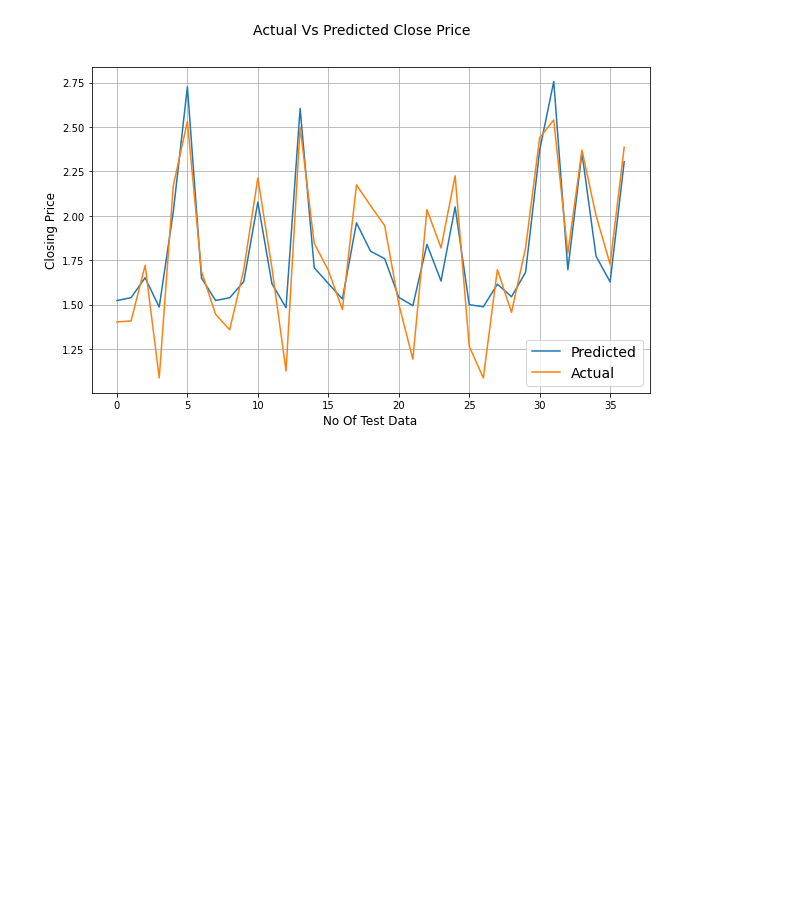
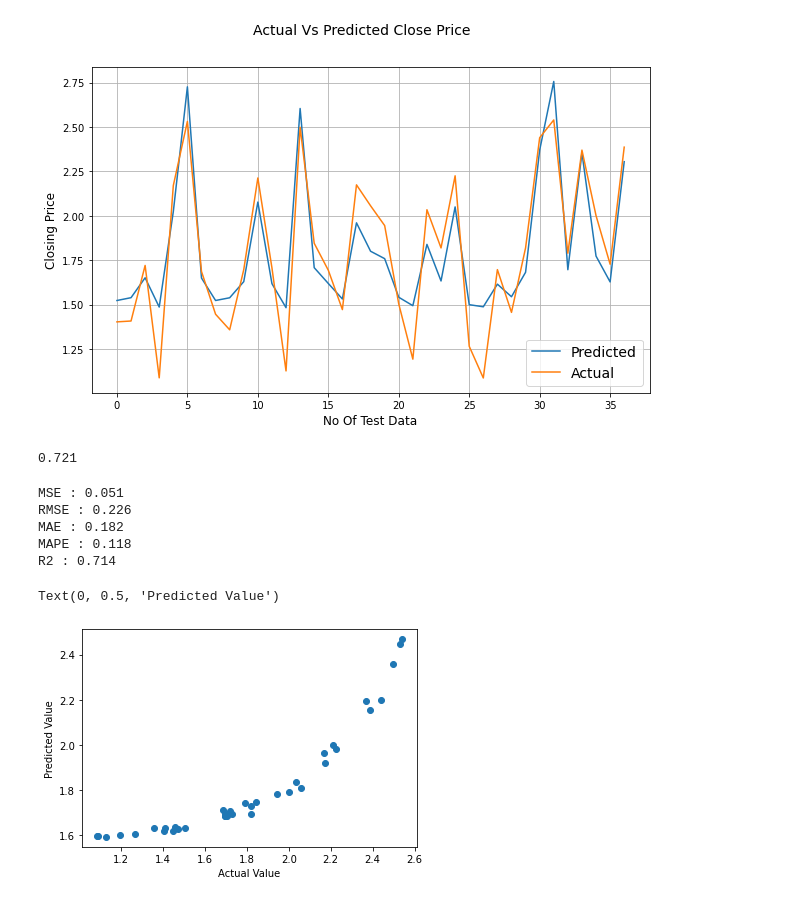
Before and after one commit to Vinitladse/YES-BANK-STOCK-CLOSING-PRICE-PREDICTION, a Jupyter notebook: YES_BANK_STOCK_CLOSING_PRICE_PREDICTION.ipynb, the cells around one changed output. Drawn from its saved outputs; the diff is of its cells as text; code cells hidden in the pictures; blank space fills up the shorter version.

```diff
--- a/YES_BANK_STOCK_CLOSING_PRICE_PREDICTION.ipynb
+++ b/YES_BANK_STOCK_CLOSING_PRICE_PREDICTION.ipynb
@@ -588,7 +588,7 @@ from sklearn.model_selection import GridSearchCV
 
 lasso =Lasso()
 parameters ={'alpha': [1e-15, 1e-13,1e-10,1e-8,1e-5,1e-4,1e-3,1e-2,1e-1,1,5,10,20,30,40,45,50,55,60,100]}
-lasso_regressor = GridSearchCV(lasso_cv, parameters,scoring = 'neg_mean_squared_error', cv = 3, return_train_score=True)
+lasso_regressor = GridSearchCV(lasso, parameters,scoring = 'neg_mean_squared_error', cv = 3, return_train_score=True)
 lasso_regressor.fit(X_train, y_train)
 # %% [output]
 GridSearchCV(cv=3, estimator=Lasso(),
@@ -804,3 +806,35 @@ plt.ylabel('Closing Price', fontsize= 12)
 plt.grid()
 # %% [output]
 [figure]
+# %%
+#fitting data into Elastic Net
+from sklearn.linear_model import ElasticNet
+
+elastic = ElasticNet(alpha=0.1,l1_ratio=0.05)
+elastic_model = elastic.fit(X_train,y_train)
+# %%
+round(elastic.score(X_train,y_train),3)
+# %% [output]
+0.721
+# %%
+y_pred_elastic = elastic.predict(X_test)
+# %%
+# Test Performance of Elastic Net model
+print("MSE :",round(mean_squared_error(y_test, y_pred_elastic), 3))
+print("RMSE :",round(math.sqrt(mean_squared_error(y_test, y_pred_elastic)),3))
+print("MAE :",round(mean_absolute_error(y_test, y_pred_elastic),3))
+print("MAPE :",round(mean_absolute_percentage_error(y_test, y_pred_elastic),3))
+print("R2 :",round(r2_score(y_test, y_pred_elastic), 3))
+# %% [output]
+MSE : 0.051
+RMSE : 0.226
+MAE : 0.182
+MAPE : 0.118
+R2 : 0.714
+# %%
+plt.scatter((y_test),(y_pred_elastic))
+plt.xlabel('Actual Value')
+plt.ylabel('Predicted Value')
+# %% [output]
+Text(0, 0.5, 'Predicted Value')
+[figure, added]
```
Also changed, not shown: parts of 12 cells of this notebook.
